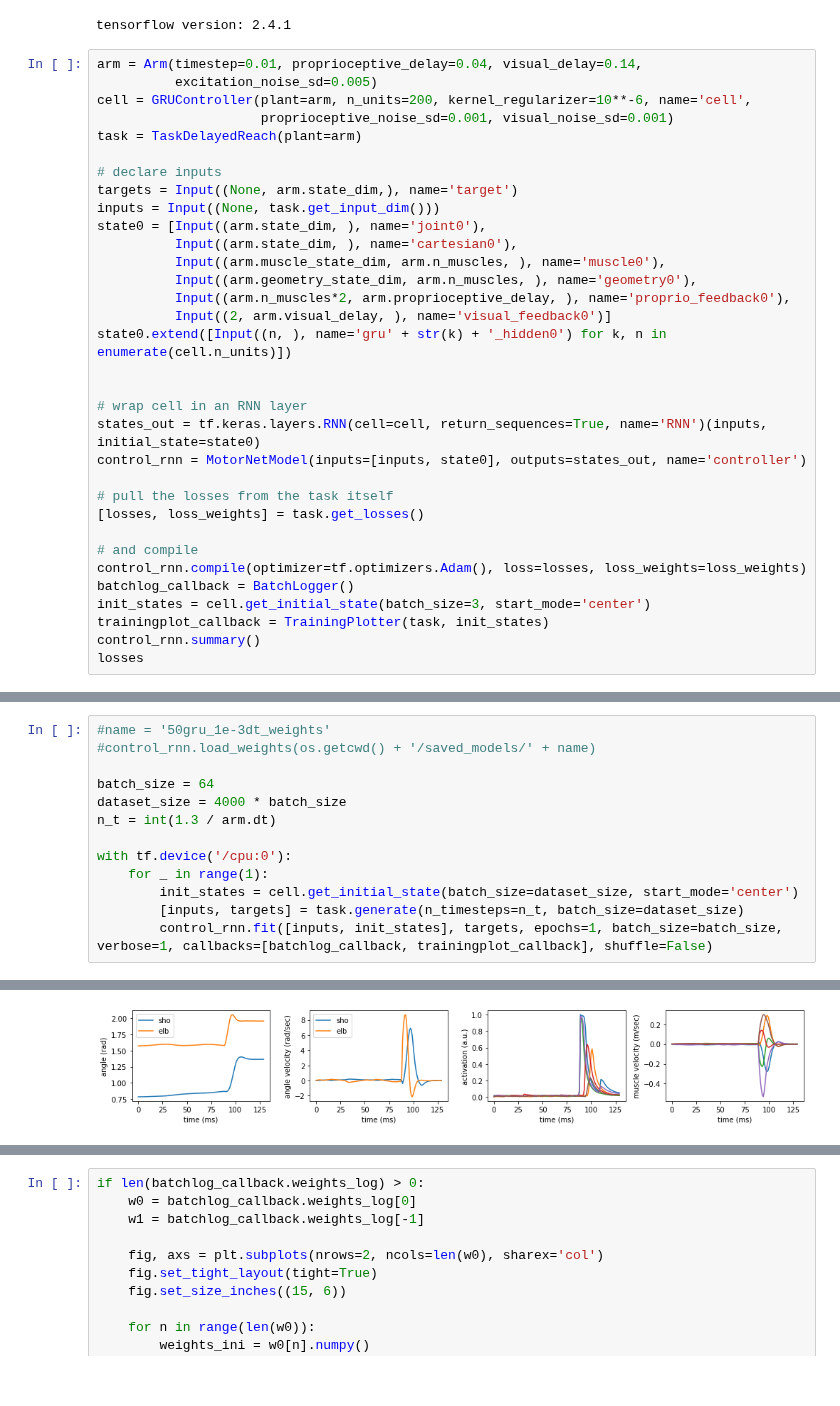
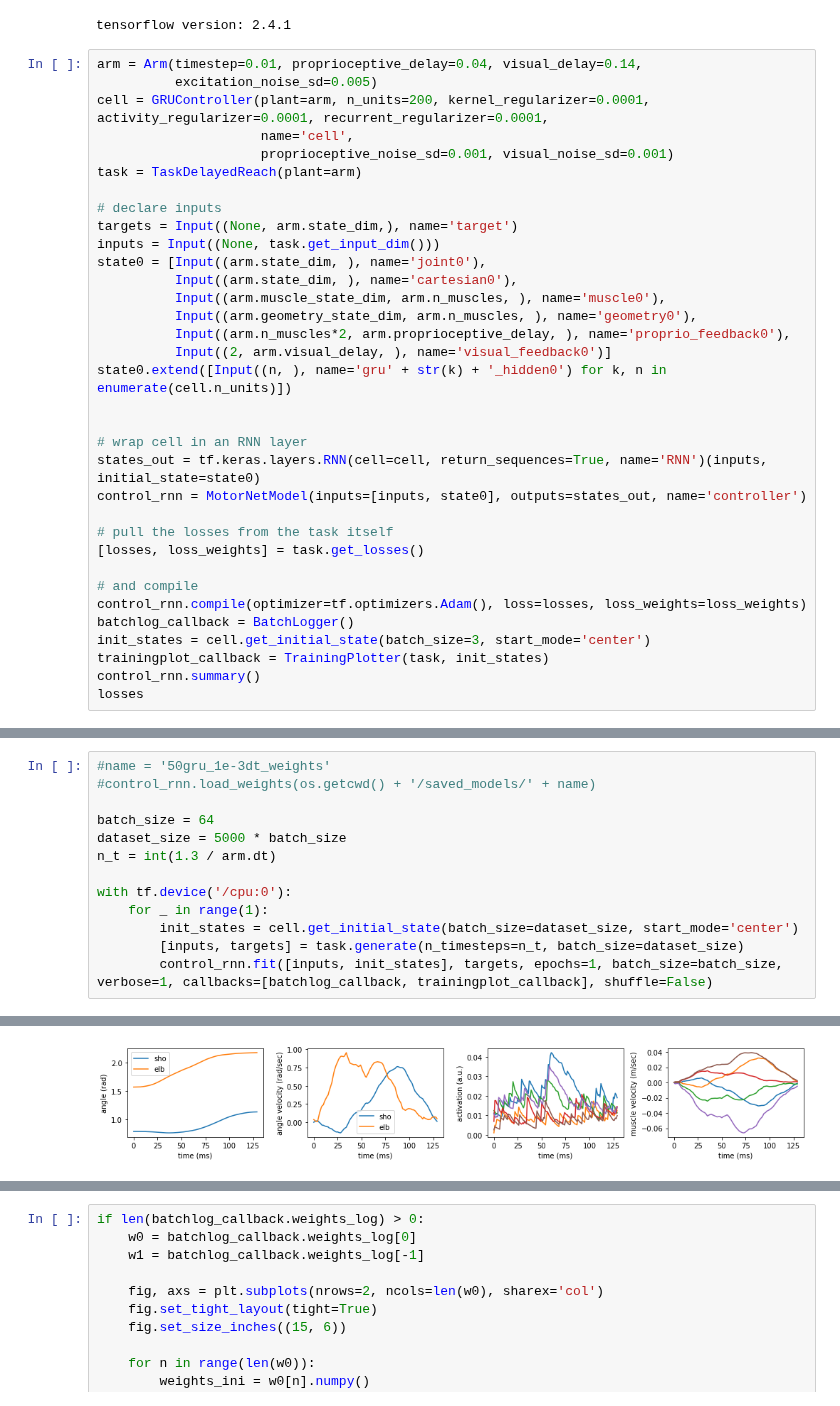
Before and after one commit to OlivierCodol/MotorNet, a Jupyter notebook: notebooks/jonathans_playground/arm.ipynb, the cells around one changed output, grey strips where cells are left out. Saved outputs shown, nothing was run; the diff lists cells and outputs as text.

Commit message:
recurrent_regularizer was missing from our GRU implementation. kernel_regularizer only regularizes the input weights, not the recurrent weights.

```diff
--- a/notebooks/jonathans_playground/arm.ipynb
+++ b/notebooks/jonathans_playground/arm.ipynb
@@ -30,7 +30,8 @@ tensorflow version: 2.4.1
 # %%
 arm = Arm(timestep=0.01, proprioceptive_delay=0.04, visual_delay=0.14,
           excitation_noise_sd=0.005)
-cell = GRUController(plant=arm, n_units=200, kernel_regularizer=10**-6, name='cell',
+cell = GRUController(plant=arm, n_units=200, kernel_regularizer=0.0001, activity_regularizer=0.0001, recurrent_regularizer=0.0001,
+                     name='cell',
                      proprioceptive_noise_sd=0.001, visual_noise_sd=0.001)
 task = TaskDelayedReach(plant=arm)
 
@@ -85,7 +86,7 @@ ________________________________________________________________________________
 #control_rnn.load_weights(os.getcwd() + '/saved_models/' + name)
 
 batch_size = 64
-dataset_size = 4000 * batch_size
+dataset_size = 5000 * batch_size
 n_t = int(1.3 / arm.dt)
 
 with tf.device('/cpu:0'):
@@ -100 +101 @@ with tf.device('/cpu:0'):
-[figure, old version]
+[figure, new version]
```
Also changed, not shown: parts of 7 cells of this notebook, 1 other file.
